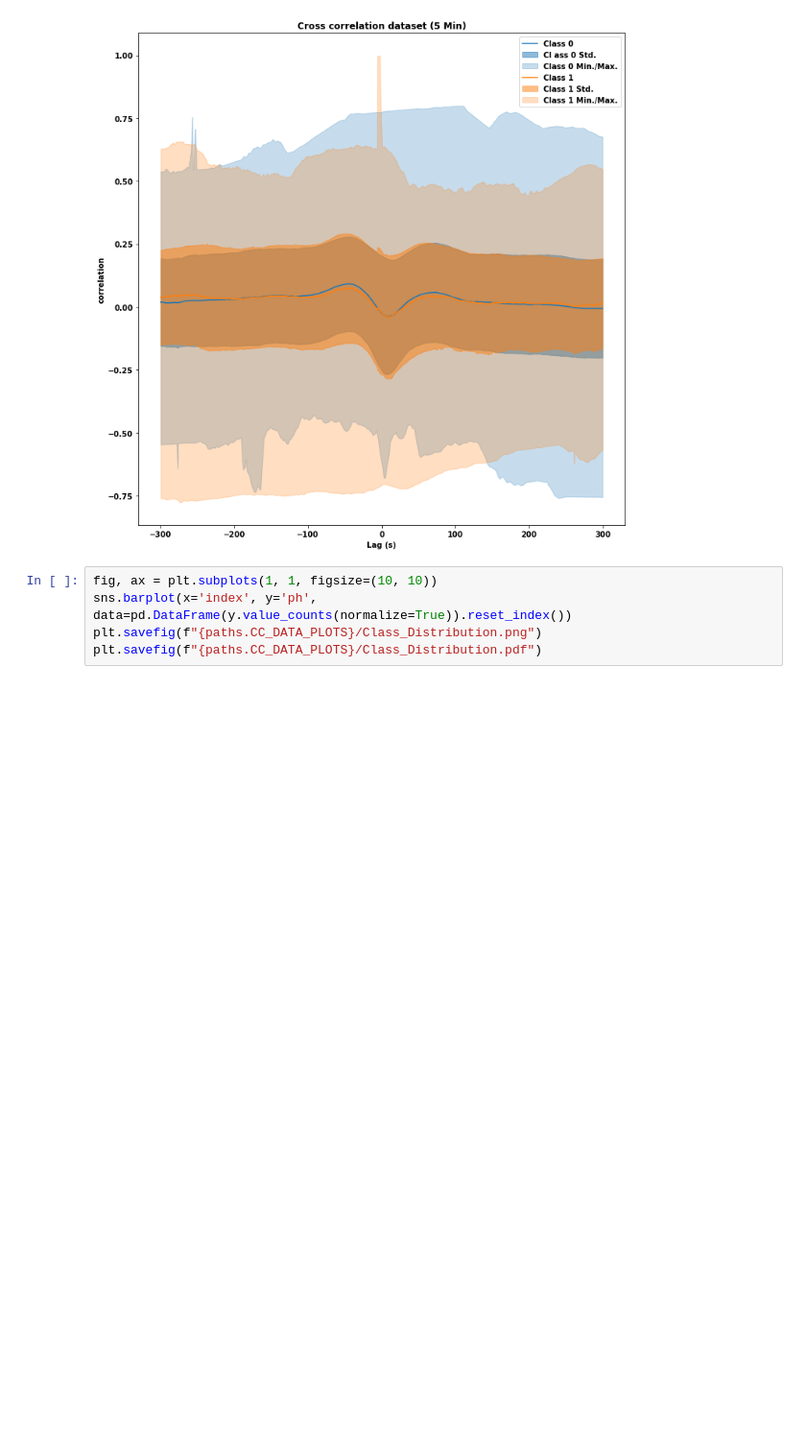
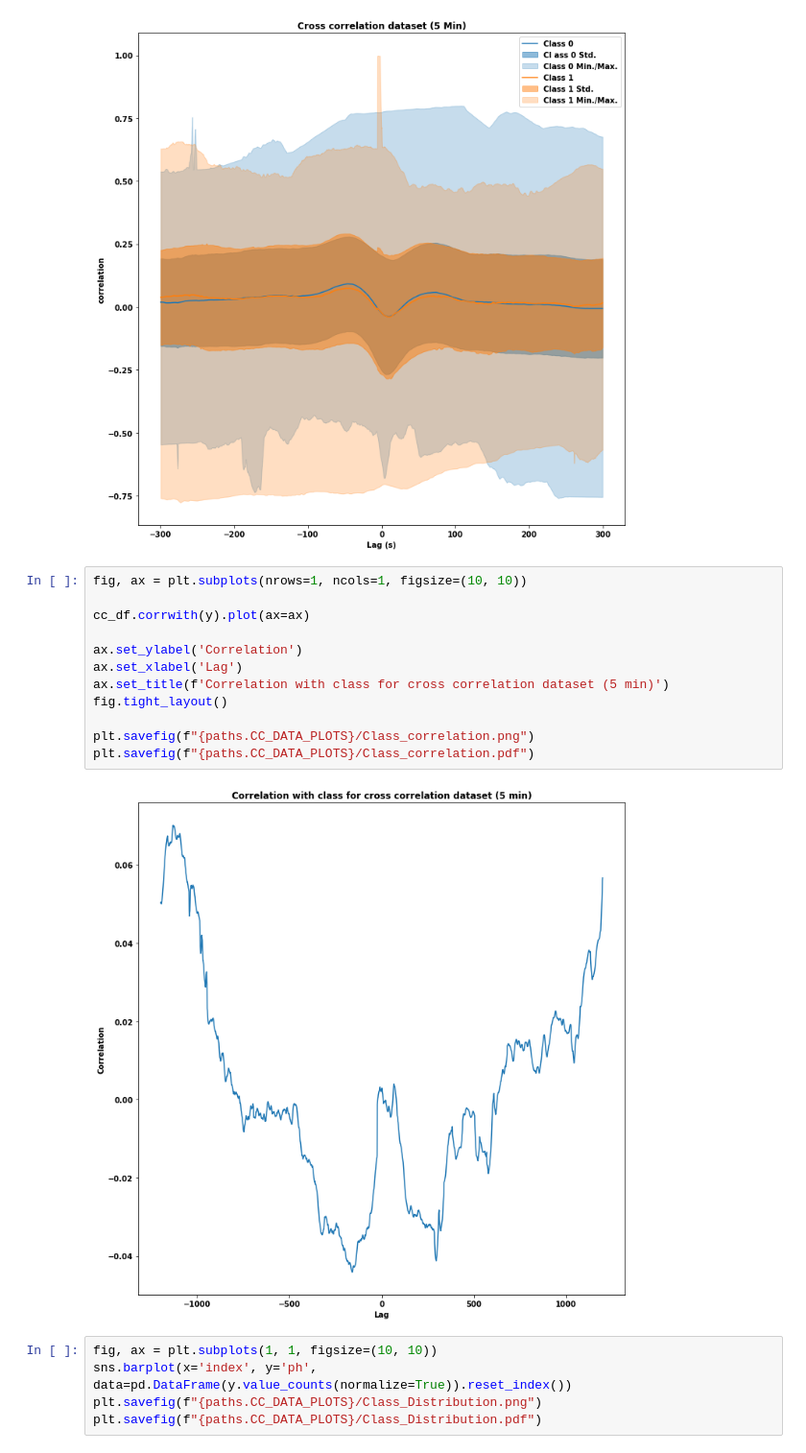
Before and after one commit to lujoselu98/TFM, a Jupyter notebook: Transformations/cc_transformations.ipynb, the cells around one changed output. Shown: that part at 96% size. Drawn from its saved outputs; the diff is of its cells as text; blank space fills up the shorter version.

```diff
--- a/Transformations/cc_transformations.ipynb
+++ b/Transformations/cc_transformations.ipynb
@@ -123,6 +120,20 @@ plt.savefig(f"{paths.CC_DATA_PLOTS}/Desc_plot_Mm.png")
 plt.savefig(f"{paths.CC_DATA_PLOTS}/Desc_plot_Mm.pdf")
 # %% [output]
 [figure]
+# %%
+fig, ax = plt.subplots(nrows=1, ncols=1, figsize=(10, 10))
+
+cc_df.corrwith(y).plot(ax=ax)
+
+ax.set_ylabel('Correlation')
+ax.set_xlabel('Lag')
+ax.set_title(f'Correlation with class for cross correlation dataset (5 min)')
+fig.tight_layout()
+
+plt.savefig(f"{paths.CC_DATA_PLOTS}/Class_correlation.png")
+plt.savefig(f"{paths.CC_DATA_PLOTS}/Class_correlation.pdf")
+# %% [output]
+[figure, added]
 # %%
 fig, ax = plt.subplots(1, 1, figsize=(10, 10))
 sns.barplot(x='index', y='ph', data=pd.DataFrame(y.value_counts(normalize=True)).reset_index())
```
Also changed, not shown: parts of 1 cell of this notebook, 5 other files.
